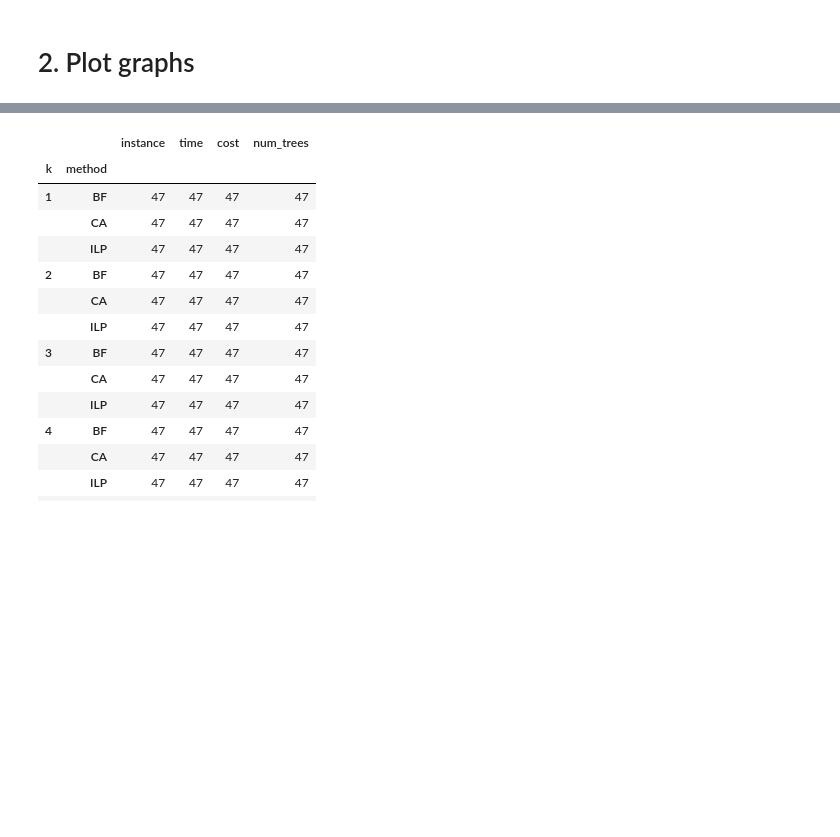
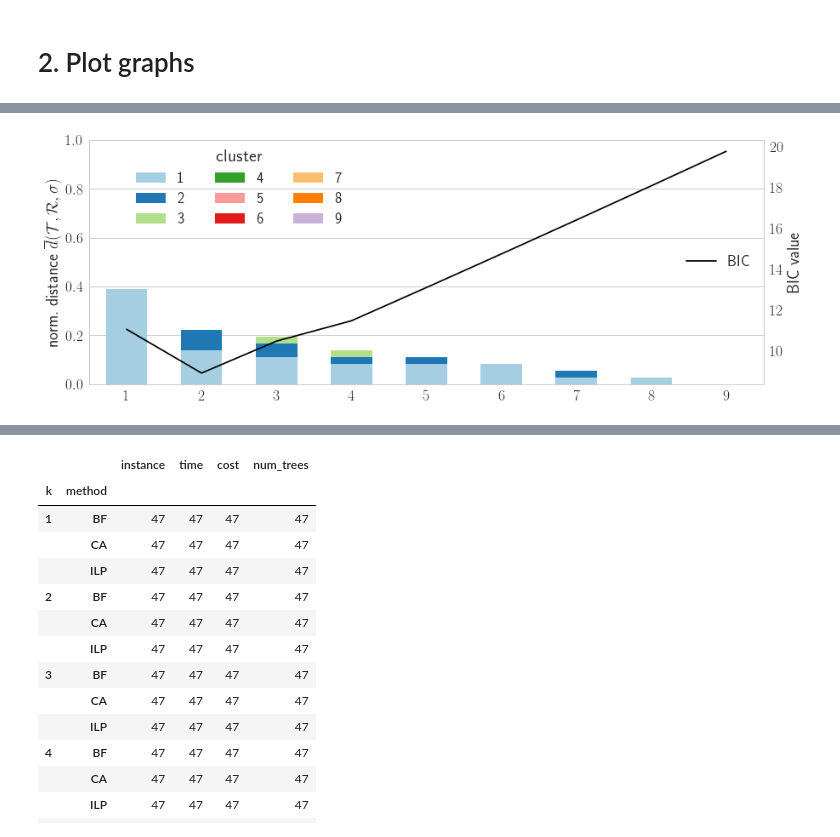
Before and after one commit to elkebir-group/MCT, a Jupyter notebook: analysis.ipynb, the cells around one changed output, grey strips where cells are left out. Saved outputs shown, nothing was run; the diff lists cells and outputs as text; code cells hidden in the pictures; blank space fills up the shorter version.

```diff
--- a/analysis.ipynb
+++ b/analysis.ipynb
@@ -78,2 +78,31 @@ len(glob.glob(globformat % (2)))
 # %% [markdown]
 # 2. Plot graphs
+# %%
+min_trees = 6
+small = 10
+big = 40
+# %%
+df = pd.read_table("results.tsv")
+df = df[(df['trees'] >= min_trees)]
+df['cat'] = df.apply(lambda row: "small" if row['trees'] <= small else "medium" if row['trees'] < big else "large", axis=1)
+df['opt'] = df.apply(lambda row: float(row['time']) < float(row['timelimit']), axis=1)
+df['norm_dist'] = df.apply(lambda row: float(row['cost']) / (float(row['trees']) * (float(row['vertices']) - 1)), axis=1)
+df['method_timelimit'] = df.apply(lambda row : str(row['method']) + " [" \
+                                  + (str(row['timelimit']) + " s]" if float(row['restartlimit']) != 100. else str(row['restartlimit']) + " restarts]"), axis=1)
+
+for index, row in df.iterrows():
+    if str(row['method']) == "CA":
+#         print row["instance"],
+#         print df[(df["instance"] == str(row["instance"]))
+#                & (df["method"] == "ILP") & (df["timelimit"] == 3600.0) & (df["k"]==2)]["opt"].iloc[0]
+        if df[(df["instance"] == str(row["instance"])) & (df["cat"] == str(row["cat"]))
+               & (df["method"] == "ILP") & (df["timelimit"] == 3600.0) & (df["k"]==float(row["k"]))]["opt"].iloc[0]:
+            df.loc[index, "opt"] = True
+
+nr_small = len(df[df['cat'] == "small"].instance.unique())
+nr_medium = len(df[df['cat'] == "medium"].instance.unique())
+nr_large = len(df[df['cat'] == "large"].instance.unique())
+
+print("#Small instances:", nr_small)
+print("#Medium instances:", nr_medium)
+print("#Large instances:", nr_large)
@@ -79,0 +249,15 @@ len(glob.glob(globformat % (2)))
+# %%
+df_long = pd.read_table("results_n9_S18_k10.tsv")
+# df_long = df_long[(df_long['trees'] >= min_trees)]
+# df_long['cat'] = df_long.apply(lambda row: "small" if row['trees'] <= small else "medium" if row['trees'] < big else "large", axis=1)
+# df_long['opt'] = df_long.apply(lambda row: float(row['time']) < float(row['timelimit']), axis=1)
+df_long['norm_dist'] = df_long.apply(lambda row: float(row['cost']) / (float(row['trees']) * (float(row['vertices']) - 1)), axis=1)
+df_long['method_timelimit'] = df_long.apply(lambda row : str(row['method']) + " [" \
+                                  + (str(row['timelimit']) + " s]" if float(row['restartlimit']) != 100. else str(row['restartlimit']) + " restarts]"), axis=1)
+
+
+plot_cost(df_long, plt.gca(), "CA [100 restarts]", "n9_S18_k10")
+plt.gcf().set_size_inches(13, 5)
+plt.tight_layout()
+# %% [output]
+[figure, added]
```
Also changed, not shown: parts of 29 cells of this notebook, 3 other files.
